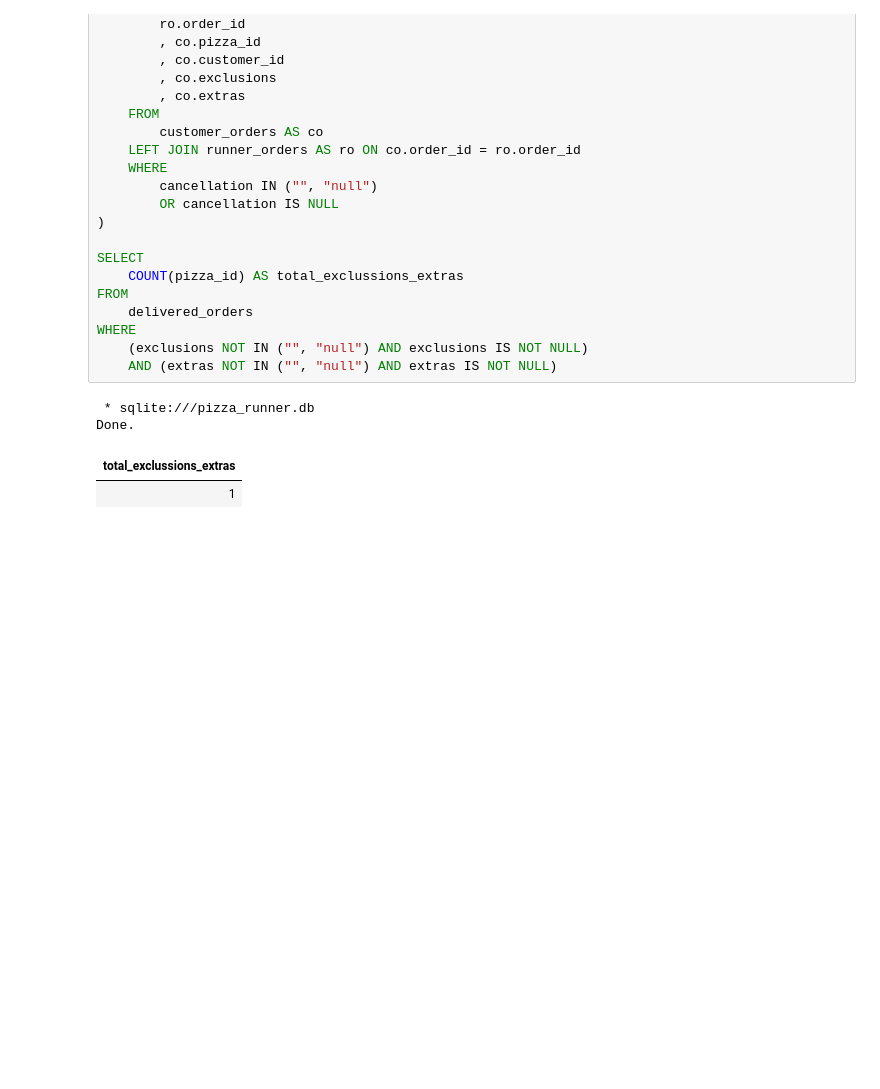
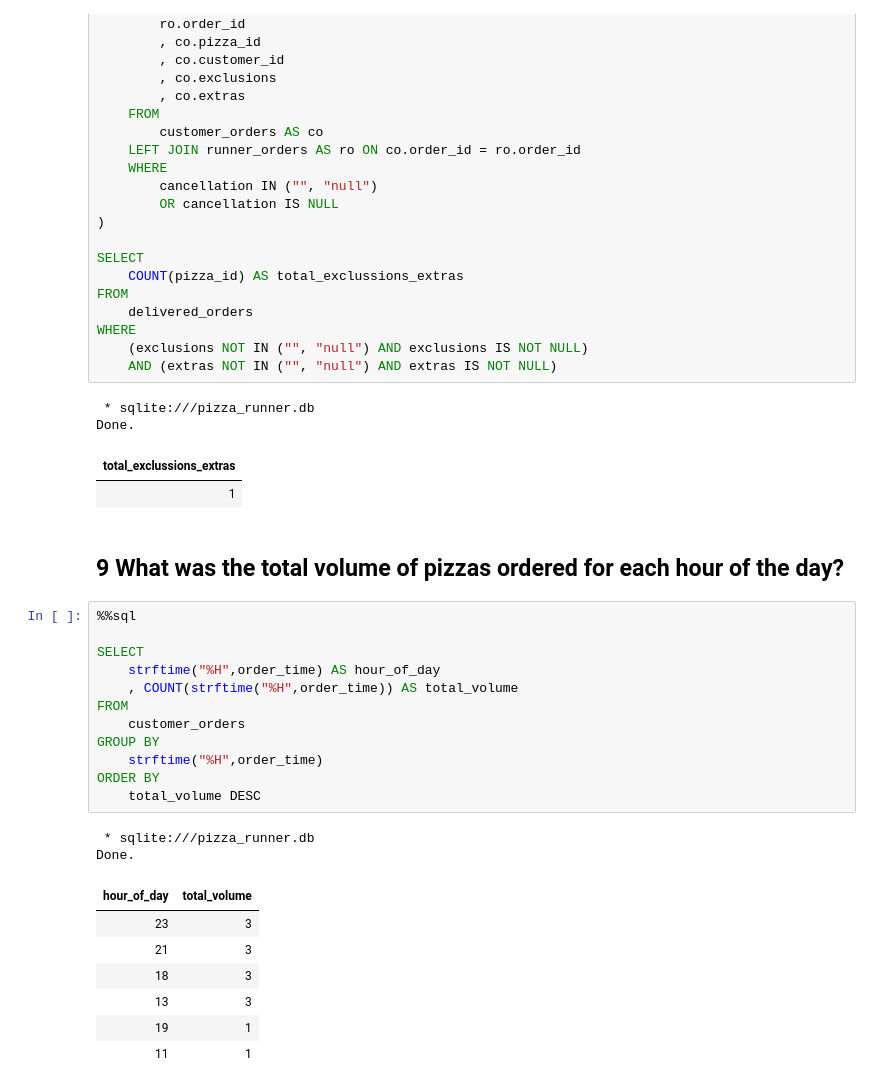
Before and after one commit to Kuziomkin/analytics_case_study, a Jupyter notebook: pizza_runner/pizza_runner_sql.ipynb, the cells around one changed output. Saved outputs shown, nothing was run; the diff lists cells and outputs as text; blank space fills up the shorter version.

```diff
--- a/pizza_runner/pizza_runner_sql.ipynb
+++ b/pizza_runner/pizza_runner_sql.ipynb
@@ -552,3 +552,27 @@ WHERE
 Done.
 | total_exclussions_extras |
 | 1 |
+# %% [markdown]
+## 9 What was the total volume of pizzas ordered for each hour of the day?
+# %%
+%%sql
+
+SELECT
+    strftime("%H",order_time) AS hour_of_day
+    , COUNT(strftime("%H",order_time)) AS total_volume
+FROM
+    customer_orders
+GROUP BY
+    strftime("%H",order_time)
+ORDER BY
+    total_volume DESC
+# %% [output]
+ * sqlite:///pizza_runner.db
+Done.
+| hour_of_day | total_volume |
+| 23 | 3 |
+| 21 | 3 |
+| 18 | 3 |
+| 13 | 3 |
+| 19 | 1 |
+| 11 | 1 |
```
